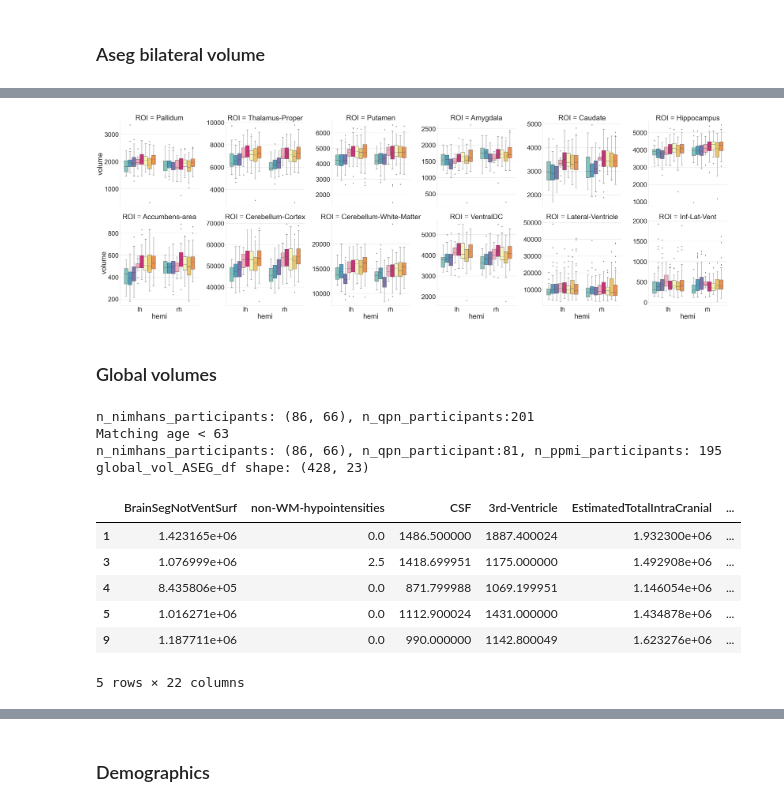
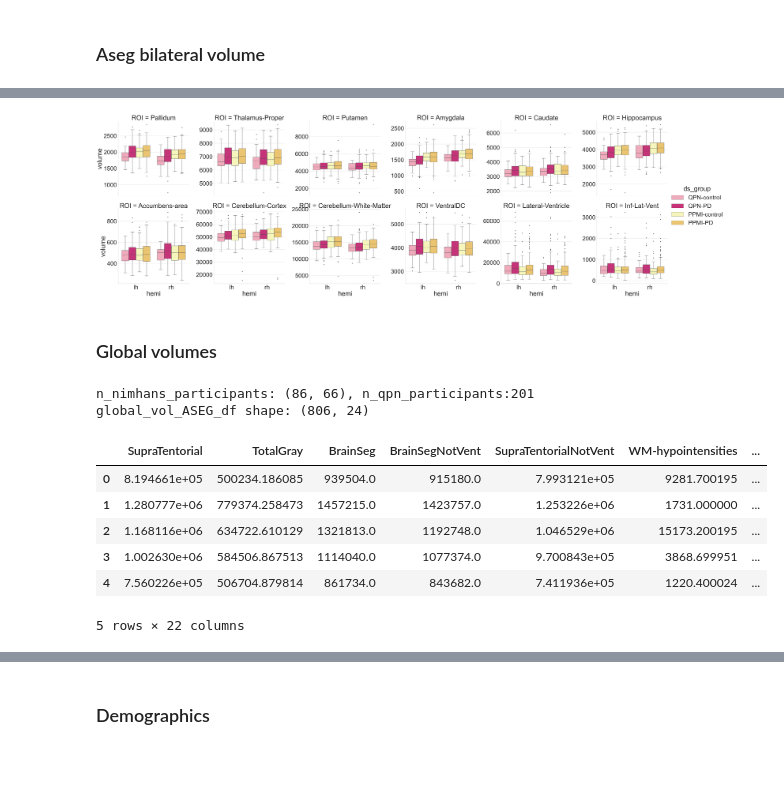
Before and after one commit to neurodatascience/mr_proc-nimhans_serb, a Jupyter notebook: analysis/CT/notebooks/population_comparisons.ipynb, the cells around one changed output, grey strips where cells are left out. Saved outputs shown, nothing was run; the diff lists cells and outputs as text; code cells hidden in the pictures; blank space fills up the shorter version.

```diff
--- a/analysis/CT/notebooks/population_comparisons.ipynb
+++ b/analysis/CT/notebooks/population_comparisons.ipynb
@@ -60,7 +60,7 @@ sns.palplot(palette)
 # %% [markdown]
 ### Read data
 # %%
-match_age = True
+match_age = False
 age_thresh = 63
 # %%
 # NIMHANS (SERB + METAL)
@@ -201,6 +219,9 @@ hemi_ASEG_df shape: (856, 21)
 5 rows × 21 columns
 # %%
 save_fig = False
+
+hemi_ASEG_df = hemi_ASEG_df[hemi_ASEG_df["dataset"].isin(["PPMI", "QPN"])]
+hemi_ASEG_df = hemi_ASEG_df[hemi_ASEG_df["group"].isin(["control", "PD"])]
 
 vol_ASEG_df_melt = hemi_ASEG_df.melt(
     id_vars=demo_cols + ["ds_group"],
@@ -216,13 +237,13 @@ hemi_roi_list = ['Pallidum', 'Thalamus-Proper', 'Putamen',  'Amygdala', 'Caudate
 sns.set(font_scale=4)
 with sns.axes_style("whitegrid"):
     g = sns.catplot(y="volume",x="hemi", hue="ds_group", col="ROI",kind="box", col_wrap=6, col_order=hemi_roi_list, hue_order=hue_order,
-    palette=palette, data=plot_df, aspect=1, height=10, sharey=False, legend=False)
+    palette=palette, data=plot_df, aspect=1, height=10, sharey=False, legend=True)
     # g.tick_params(axis='x', rotation=90, labelsize=14)
 
 if save_fig:
     g.savefig(f"{figs_dir}/ASEG_hemi.png")
 # %% [output]
-[figure, old version]
+[figure, new version]
 # %% [markdown]
 ### Global volumes
 # %%
@@ -237,42 +258,44 @@ n_nimhans_metal_participants = len(nimhans_metal_global_ASEG_df["participant_id"
 
 # QPN
 qpn_global_ASEG_df = pd.read_csv(f"{qpn_agg_data_dir}{global_vol_csv}").drop(columns=["Unnamed: 0"])
 qpn_global_ASEG_df["dataset"] = "QPN"
 n_qpn_participants = len(qpn_global_ASEG_df["participant_id"].unique())
 
 # PPMI
 ppmi_global_ASEG_df = pd.read_csv(f"{ppmi_agg_data_dir}{global_vol_csv}").drop(columns=["Unnamed: 0"])
 ppmi_global_ASEG_df["dataset"] = "PPMI"
 n_ppmi_participants = len(ppmi_global_ASEG_df["participant_id"].unique())
 
 print(f"n_nimhans_participants: {(n_nimhans_serb_participants, n_nimhans_metal_participants)}, n_qpn_participants:{n_qpn_participants}")
 
 if match_age:
     print(f"Matching age < {age_thresh}")
 
     ppmi_global_ASEG_df = ppmi_global_ASEG_df[ppmi_global_ASEG_df["age"]<age_thresh]
     n_ppmi_participants = len(ppmi_global_ASEG_df["participant_id"].unique())
 
     qpn_global_ASEG_df = qpn_global_ASEG_df[qpn_global_ASEG_df["age"]<age_thresh]
     n_qpn_participants = len(qpn_global_ASEG_df["participant_id"].unique())
     print(f"n_nimhans_participants: {(n_nimhans_serb_participants, n_nimhans_metal_participants)}, n_qpn_participant:{n_qpn_participants}, n_ppmi_participants: {n_ppmi_participants}")
 
 # Concat
 global_vol_ASEG_df = pd.concat([nimhans_serb_global_ASEG_df, nimhans_metal_global_ASEG_df, qpn_global_ASEG_df, ppmi_global_ASEG_df], axis=0)
 global_vol_ASEG_df["ds_group"] = global_vol_ASEG_df["dataset"] + "-" + global_vol_ASEG_df["group"]
 print(f"global_vol_ASEG_df shape: {global_vol_ASEG_df.shape}")
+
+## tmp
+qpn_global_ASEG_df = qpn_global_ASEG_df.drop(columns=["participant_id"])
+
 qpn_global_ASEG_df.head()
 # %% [output]
 n_nimhans_participants: (86, 66), n_qpn_participants:201
-Matching age < 63
-n_nimhans_participants: (86, 66), n_qpn_participant:81, n_ppmi_participants: 195
-global_vol_ASEG_df shape: (428, 23)
+global_vol_ASEG_df shape: (806, 24)
-|  | BrainSegNotVentSurf | non-WM-hypointensities | CSF | 3rd-Ventricle | EstimatedTotalIntraCranial | ... |
-| 1 | 1.423165e+06 | 0.0 | 1486.500000 | 1887.400024 | 1.932300e+06 | ... |
-| 3 | 1.076999e+06 | 2.5 | 1418.699951 | 1175.000000 | 1.492908e+06 | ... |
-| 4 | 8.435806e+05 | 0.0 | 871.799988 | 1069.199951 | 1.146054e+06 | ... |
-| 5 | 1.016271e+06 | 0.0 | 1112.900024 | 1431.000000 | 1.434878e+06 | ... |
-| 9 | 1.187711e+06 | 0.0 | 990.000000 | 1142.800049 | 1.623276e+06 | ... |
+|  | SupraTentorial | TotalGray | BrainSeg | BrainSegNotVent | SupraTentorialNotVent | WM-hypointensities | ... |
+| 0 | 8.194661e+05 | 500234.186085 | 939504.0 | 915180.0 | 7.993121e+05 | 9281.700195 | ... |
+| 1 | 1.280777e+06 | 779374.258473 | 1457215.0 | 1423757.0 | 1.253226e+06 | 1731.000000 | ... |
+| 2 | 1.168116e+06 | 634722.610129 | 1321813.0 | 1192748.0 | 1.046529e+06 | 15173.200195 | ... |
+| 3 | 1.002630e+06 | 584506.867513 | 1114040.0 | 1077374.0 | 9.700843e+05 | 3868.699951 | ... |
+| 4 | 7.560226e+05 | 506704.879814 | 861734.0 | 843682.0 | 7.411936e+05 | 1220.400024 | ... |
 5 rows × 22 columns
 # %%
 save_fig = False
```
Also changed, not shown: parts of 9 cells of this notebook, 1 other file.
